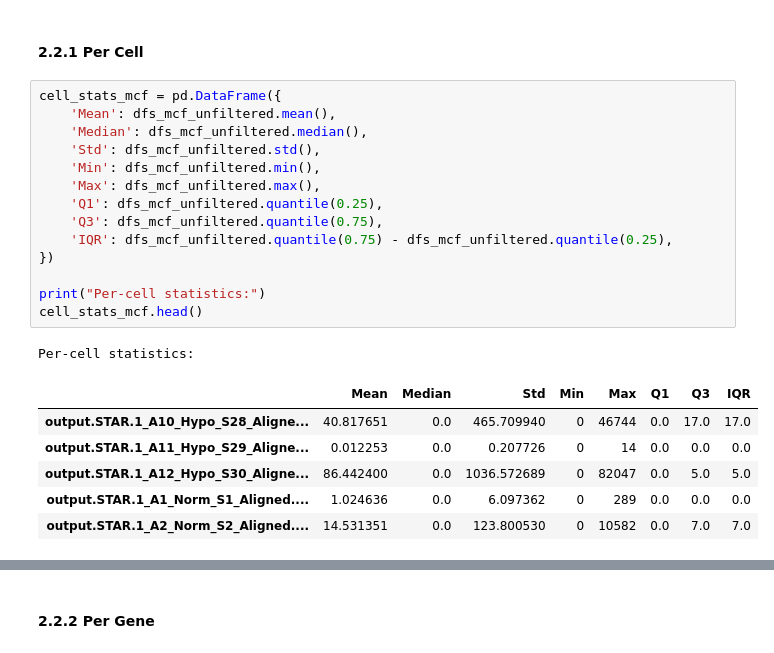
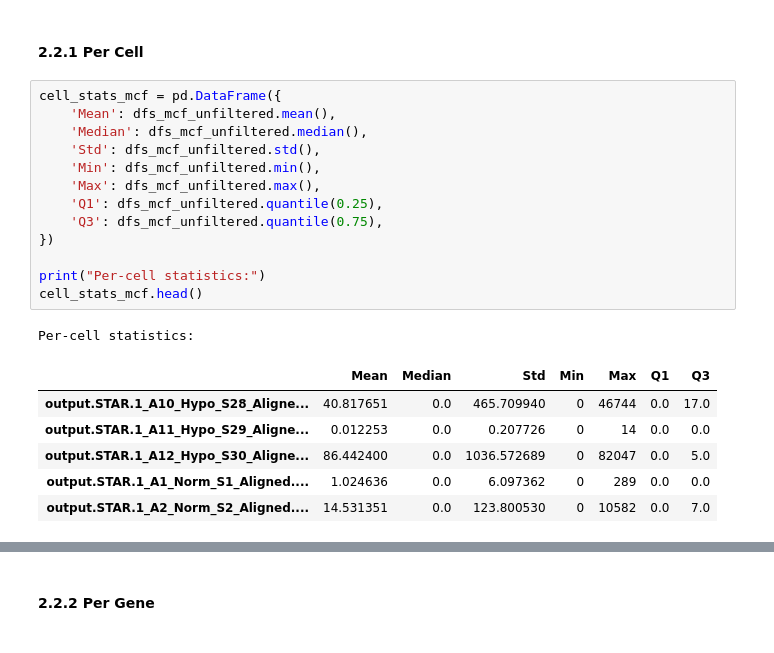
Before and after one commit to katiarusso/breast-cancer-ml-classification, a Jupyter notebook: Notebooks/Main.ipynb, the cells around one changed output, grey strips where cells are left out. Saved outputs shown, nothing was run; the diff lists cells and outputs as text.

```diff
--- a/Notebooks/Main.ipynb
+++ b/Notebooks/Main.ipynb
@@ -320,25 +294,24 @@ dfs_mcf_f1
 # %%
 cell_stats_mcf = pd.DataFrame({
     'Mean': dfs_mcf_unfiltered.mean(),
     'Median': dfs_mcf_unfiltered.median(),
     'Std': dfs_mcf_unfiltered.std(),
     'Min': dfs_mcf_unfiltered.min(),
     'Max': dfs_mcf_unfiltered.max(),
     'Q1': dfs_mcf_unfiltered.quantile(0.25),
     'Q3': dfs_mcf_unfiltered.quantile(0.75),
-    'IQR': dfs_mcf_unfiltered.quantile(0.75) - dfs_mcf_unfiltered.quantile(0.25),
 })
 
 print("Per-cell statistics:")
 cell_stats_mcf.head()
 # %% [output]
 Per-cell statistics:
-|  | Mean | Median | Std | Min | Max | Q1 | Q3 | IQR |
-| output.STAR.1_A10_Hypo_S28_Aligne... | 40.817651 | 0.0 | 465.709940 | 0 | 46744 | 0.0 | 17.0 | 17.0 |
-| output.STAR.1_A11_Hypo_S29_Aligne... | 0.012253 | 0.0 | 0.207726 | 0 | 14 | 0.0 | 0.0 | 0.0 |
-| output.STAR.1_A12_Hypo_S30_Aligne... | 86.442400 | 0.0 | 1036.572689 | 0 | 82047 | 0.0 | 5.0 | 5.0 |
-| output.STAR.1_A1_Norm_S1_Aligned.... | 1.024636 | 0.0 | 6.097362 | 0 | 289 | 0.0 | 0.0 | 0.0 |
-| output.STAR.1_A2_Norm_S2_Aligned.... | 14.531351 | 0.0 | 123.800530 | 0 | 10582 | 0.0 | 7.0 | 7.0 |
+|  | Mean | Median | Std | Min | Max | Q1 | Q3 |
+| output.STAR.1_A10_Hypo_S28_Aligne... | 40.817651 | 0.0 | 465.709940 | 0 | 46744 | 0.0 | 17.0 |
+| output.STAR.1_A11_Hypo_S29_Aligne... | 0.012253 | 0.0 | 0.207726 | 0 | 14 | 0.0 | 0.0 |
+| output.STAR.1_A12_Hypo_S30_Aligne... | 86.442400 | 0.0 | 1036.572689 | 0 | 82047 | 0.0 | 5.0 |
+| output.STAR.1_A1_Norm_S1_Aligned.... | 1.024636 | 0.0 | 6.097362 | 0 | 289 | 0.0 | 0.0 |
+| output.STAR.1_A2_Norm_S2_Aligned.... | 14.531351 | 0.0 | 123.800530 | 0 | 10582 | 0.0 | 7.0 |
 # %%
 sns.histplot(cell_stats_mcf["Mean"], bins=50, kde=True)
 plt.title("Mean Expression per Cell")
```
Also changed, not shown: parts of 52 cells of this notebook.
